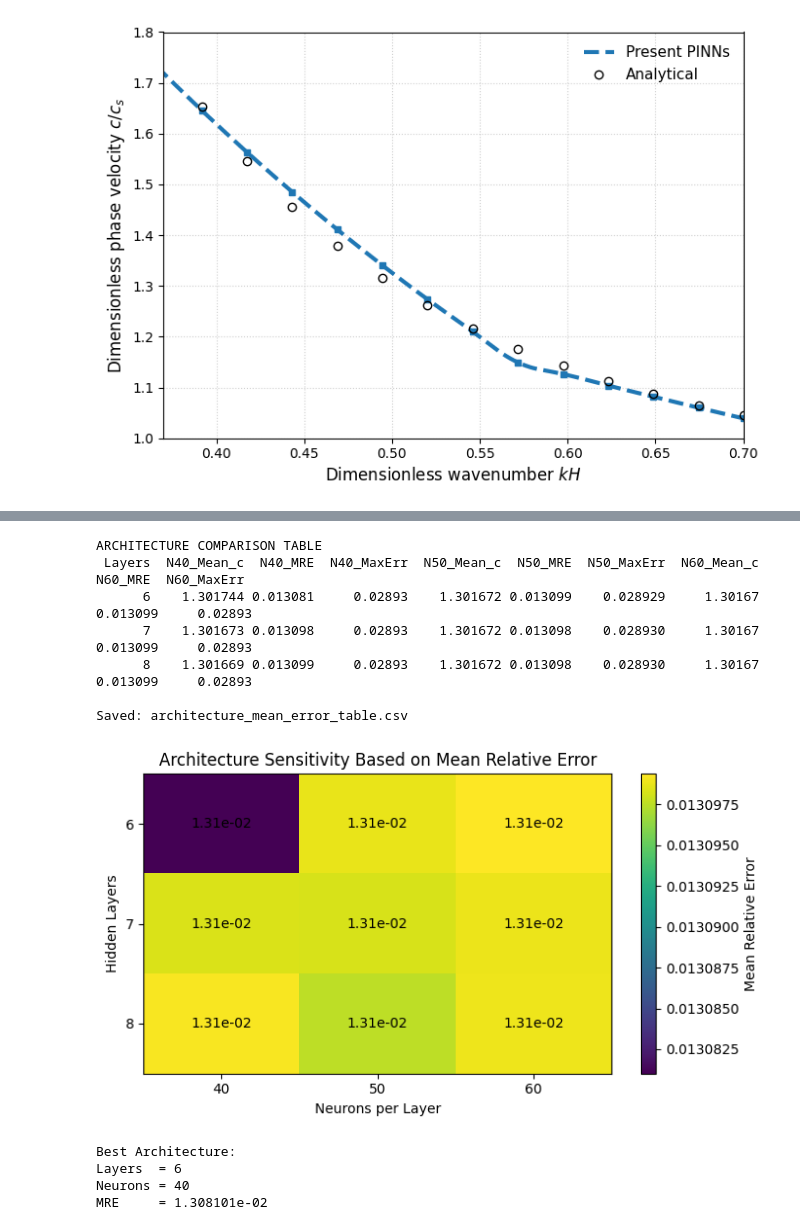
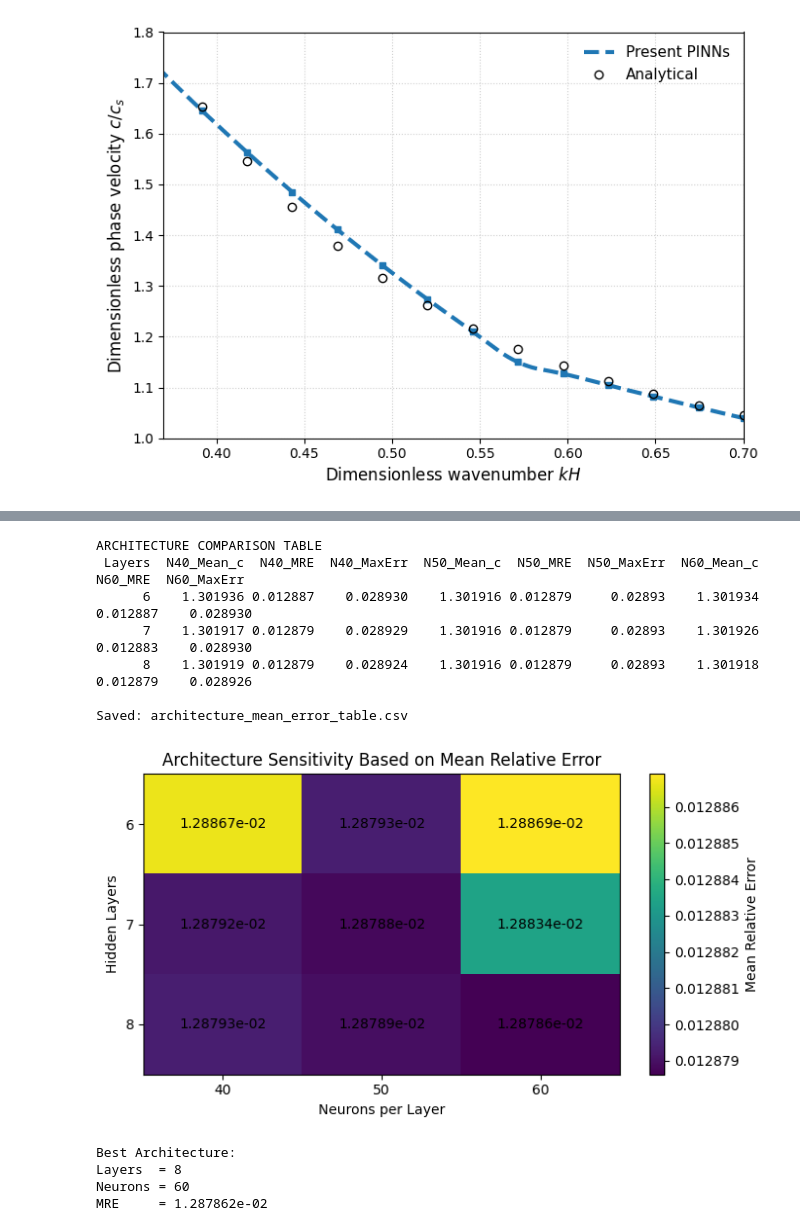
Before and after one commit to mayankjha-my/PINN, a Jupyter notebook: experiments/PINN_three_layer_system.ipynb, the cells around one changed output, grey strips where cells are left out. Cells and saved outputs as stored; diff of their text form; code cells hidden in the pictures.

```diff
--- a/experiments/PINN_three_layer_system.ipynb
+++ b/experiments/PINN_three_layer_system.ipynb
@@ -209,7 +209,7 @@ for depth in layers_list:
             # ==================================================
             # TRAINING LOOP
             # ==================================================
-            for epoch in range(1,1000):
+            for epoch in range(1,500):
 
                 z_layer, z_half = sample_domain_points(2000, geom)
                 z_top = sample_top_surface(500, geom)
@@ -254,7 +254,7 @@ for depth in layers_list:
 
                 # clamp
                 with torch.no_grad():
-                    lower = c_min_physical*1.139
+                    lower = c_min_physical*1.15
                     upper = c_max_physical
                     if idx>0:
                         upper = torch.min(upper, previous_c*0.98)
@@ -1076,42 +1076,42 @@ for i in range(heat.shape[0]):
     for j in range(heat.shape[1]):
         plt.text(
             j,
             i,
-            f"{heat.values[i,j]:.2e}",
+            f"{heat.values[i,j]:.5e}",
             ha='center',
             va='center'
         )
 
 plt.tight_layout()
 plt.show()
 
 # -------------------------------
 # Best architecture
 # -------------------------------
 best_idx = np.nanargmin(heat.values)
 
 r, c = np.unravel_index(
     best_idx,
     heat.values.shape
 )
 
 print("\nBest Architecture:")
 print(f"Layers  = {layers_list[r]}")
 print(f"Neurons = {neurons_list[c]}")
 print(f"MRE     = {heat.values[r,c]:.6e}")
 # %% [output]
 ARCHITECTURE COMPARISON TABLE
  Layers  N40_Mean_c  N40_MRE  N40_MaxErr  N50_Mean_c  N50_MRE  N50_MaxErr  N60_Mean_c  N60_MRE  N60_MaxErr
-      6    1.301744 0.013081     0.02893    1.301672 0.013099    0.028929     1.30167 0.013099     0.02893
-      7    1.301673 0.013098     0.02893    1.301672 0.013098    0.028930     1.30167 0.013099     0.02893
-      8    1.301669 0.013099     0.02893    1.301672 0.013098    0.028930     1.30167 0.013099     0.02893
+      6    1.301936 0.012887    0.028930    1.301916 0.012879     0.02893    1.301934 0.012887    0.028930
+      7    1.301917 0.012879    0.028929    1.301916 0.012879     0.02893    1.301926 0.012883    0.028930
+      8    1.301919 0.012879    0.028924    1.301916 0.012879     0.02893    1.301918 0.012879    0.028926
 
 Saved: architecture_mean_error_table.csv
-[figure, old version]
+[figure, new version]
 Best Architecture:
-Layers  = 6
-Neurons = 40
-MRE     = 1.308101e-02
+Layers  = 8
+Neurons = 60
+MRE     = 1.287862e-02
 # %%
 import numpy as np
 import pandas as pd
```
Also changed, not shown: parts of 10 cells of this notebook, 26 other files.
